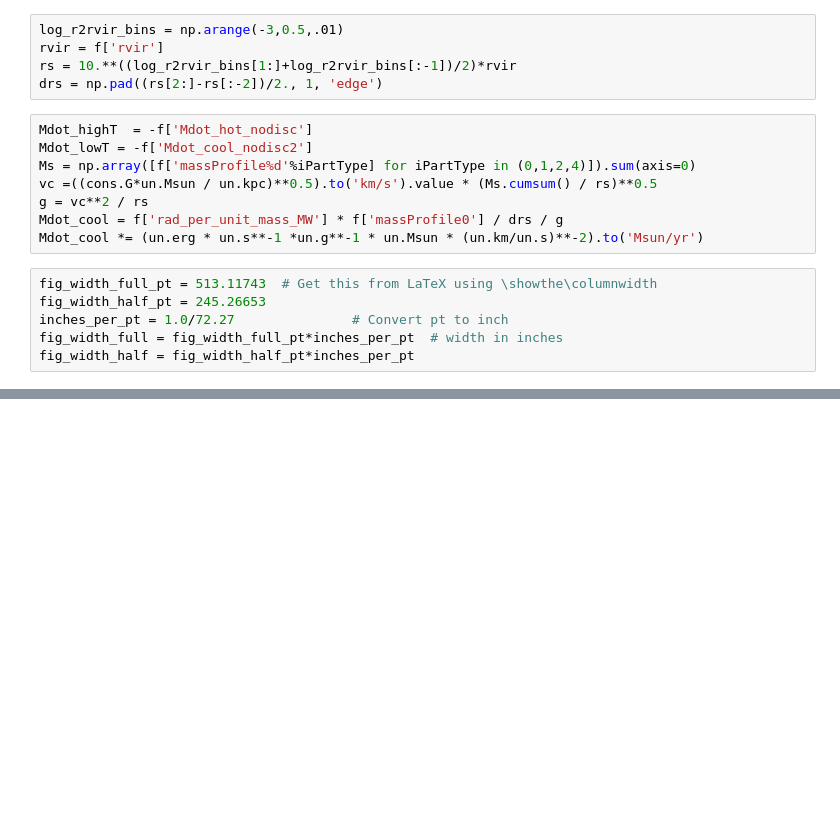
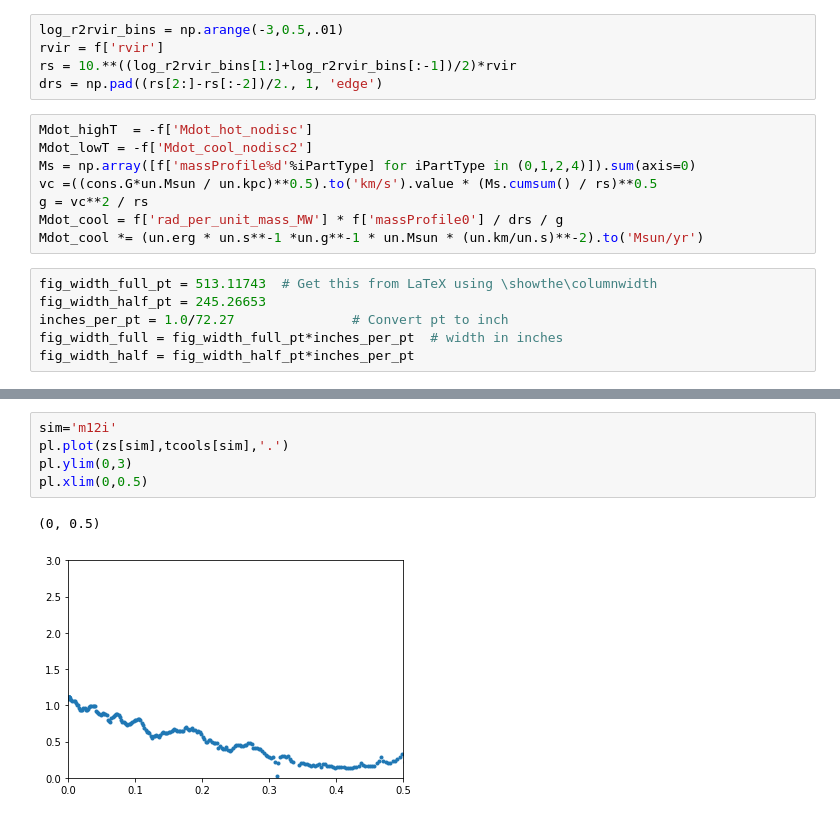
Before and after one commit to zhafen/Hot-Accretion-in-FIRE, a Jupyter notebook: HowDoesHotAccretionWork_forZach.ipynb, the cells around one changed output, grey strips where cells are left out. Cells and saved outputs as stored; diff of their text form; blank space fills up the shorter version.

```diff
--- a/HowDoesHotAccretionWork_forZach.ipynb
+++ b/HowDoesHotAccretionWork_forZach.ipynb
@@ -52,0 +137,8 @@ pl.savefig('figures/Mdot_%s.pdf'%simname,bbox_inches='tight')
+# %%
+sim='m12i'
+pl.plot(zs[sim],tcools[sim],'.')
+pl.ylim(0,3)
+pl.xlim(0,0.5)
+# %% [output]
+(0, 0.5)
+[figure, added]
```
Also changed, not shown: parts of 11 cells of this notebook, 1 other file.
